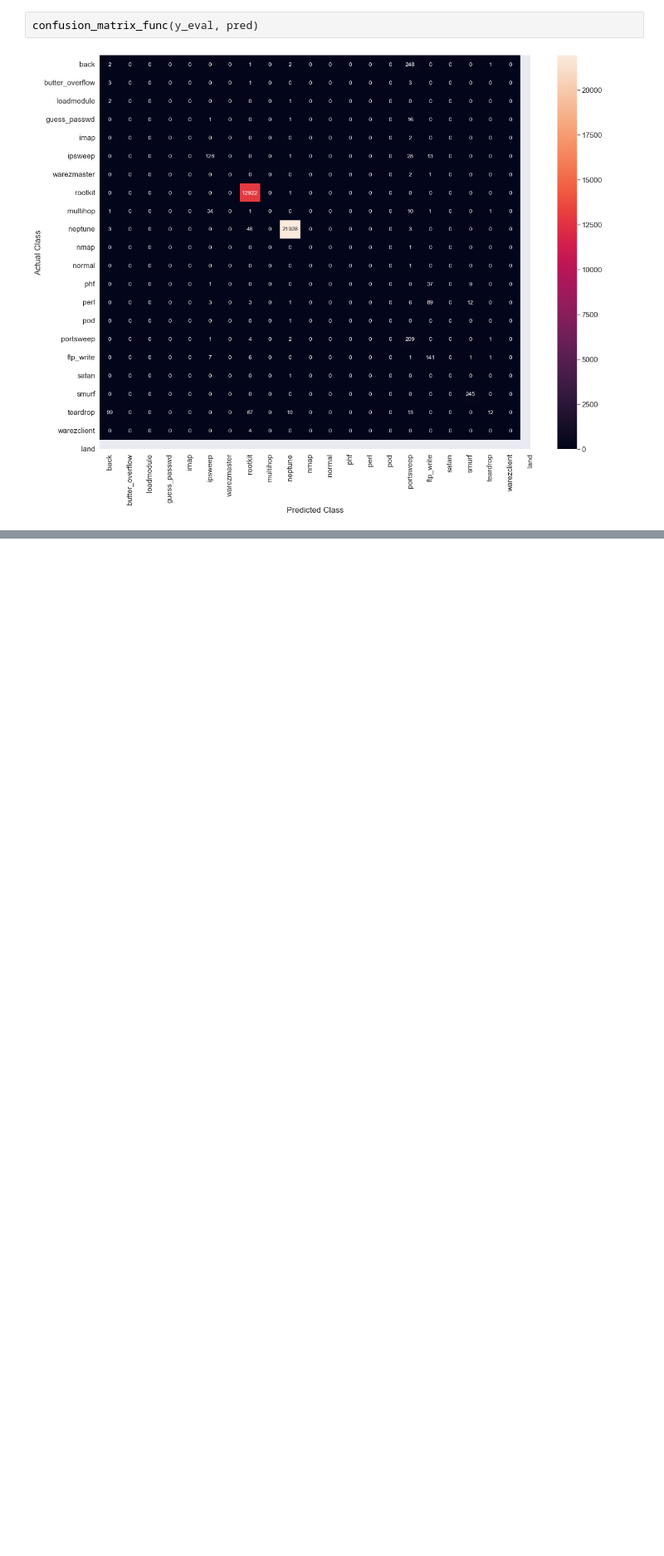
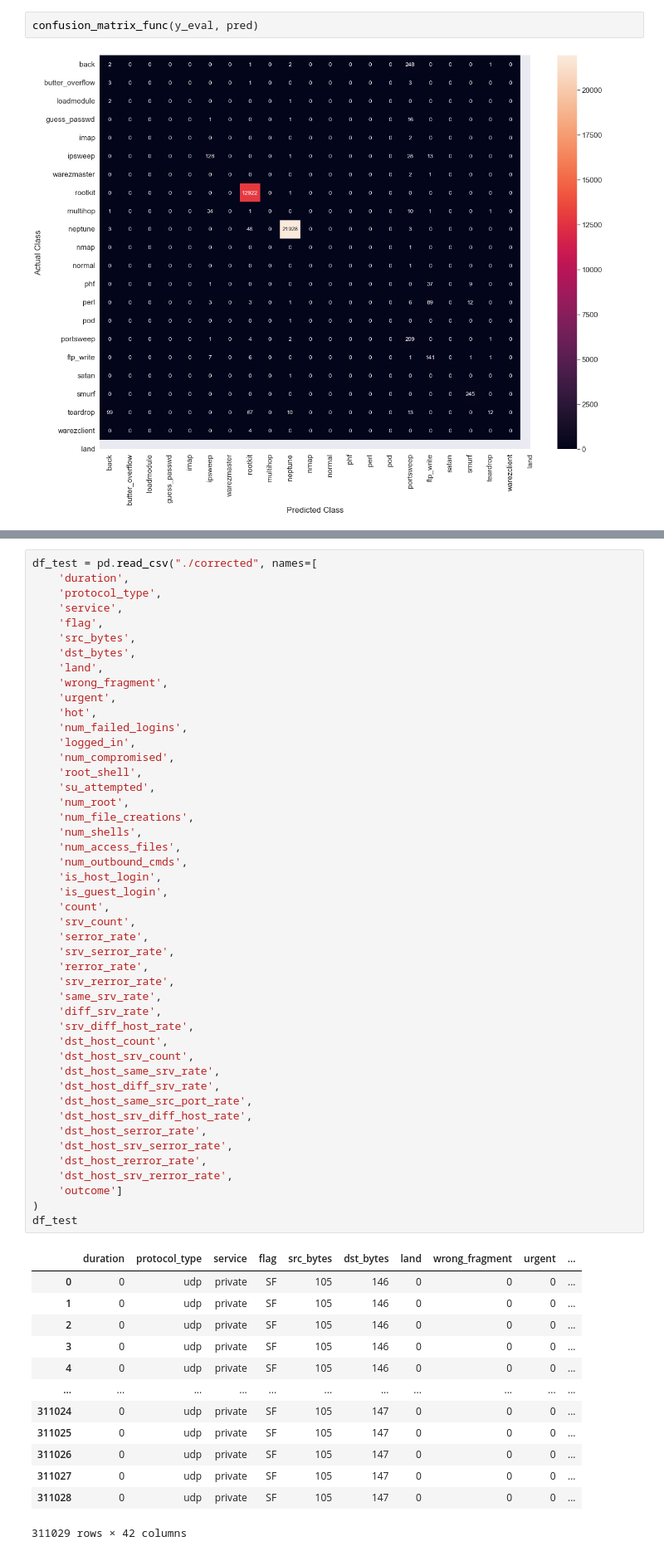
Before and after one commit to xxl4tomxu98/anomamly-detection-autoencoder, a Jupyter notebook: KDD99/ddos-intrusion-detection-ae-lgbm.ipynb, the cells around one changed output, grey strips where cells are left out. Shown at 83% size. Drawn from its saved outputs; the diff is of its cells as text; blank space fills up the shorter version.

```diff
--- a/KDD99/ddos-intrusion-detection-ae-lgbm.ipynb
+++ b/KDD99/ddos-intrusion-detection-ae-lgbm.ipynb
@@ -537,0 +554,60 @@ print(Z_train.shape, Z_test.shape)
+# %%
+df_test = pd.read_csv("./corrected", names=[
+    'duration',
+    'protocol_type',
+    'service',
+    'flag',
+    'src_bytes',
+    'dst_bytes',
+    'land',
+    'wrong_fragment',
+    'urgent',
+    'hot',
+    'num_failed_logins',
+    'logged_in',
+    'num_compromised',
+    'root_shell',
+    'su_attempted',
+    'num_root',
+    'num_file_creations',
+    'num_shells',
+    'num_access_files',
+    'num_outbound_cmds',
+    'is_host_login',
+    'is_guest_login',
+    'count',
+    'srv_count',
+    'serror_rate',
+    'srv_serror_rate',
+    'rerror_rate',
+    'srv_rerror_rate',
+    'same_srv_rate',
+    'diff_srv_rate',
+    'srv_diff_host_rate',
+    'dst_host_count',
+    'dst_host_srv_count',
+    'dst_host_same_srv_rate',
+    'dst_host_diff_srv_rate',
+    'dst_host_same_src_port_rate',
+    'dst_host_srv_diff_host_rate',
+    'dst_host_serror_rate',
+    'dst_host_srv_serror_rate',
+    'dst_host_rerror_rate',
+    'dst_host_srv_rerror_rate',
+    'outcome']
+)
+df_test
+# %% [output]
+|  | duration | protocol_type | service | flag | src_bytes | dst_bytes | land | wrong_fragment | urgent | ... |
+| 0 | 0 | udp | private | SF | 105 | 146 | 0 | 0 | 0 | ... |
+| 1 | 0 | udp | private | SF | 105 | 146 | 0 | 0 | 0 | ... |
+| 2 | 0 | udp | private | SF | 105 | 146 | 0 | 0 | 0 | ... |
+| 3 | 0 | udp | private | SF | 105 | 146 | 0 | 0 | 0 | ... |
+| 4 | 0 | udp | private | SF | 105 | 146 | 0 | 0 | 0 | ... |
+| ... | ... | ... | ... | ... | ... | ... | ... | ... | ... | ... |
+| 311024 | 0 | udp | private | SF | 105 | 147 | 0 | 0 | 0 | ... |
+| 311025 | 0 | udp | private | SF | 105 | 147 | 0 | 0 | 0 | ... |
+| 311026 | 0 | udp | private | SF | 105 | 147 | 0 | 0 | 0 | ... |
+| 311027 | 0 | udp | private | SF | 105 | 147 | 0 | 0 | 0 | ... |
+| 311028 | 0 | udp | private | SF | 105 | 147 | 0 | 0 | 0 | ... |
+311029 rows × 42 columns
```
Also changed, not shown: parts of 24 cells of this notebook, 4 other files.
